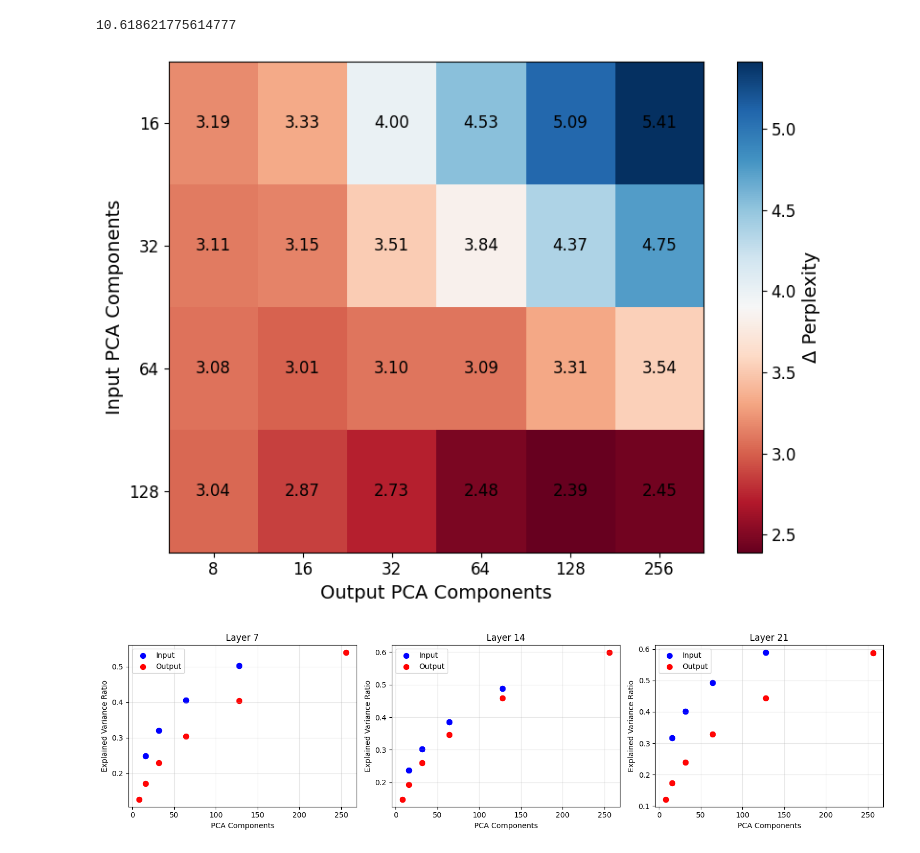
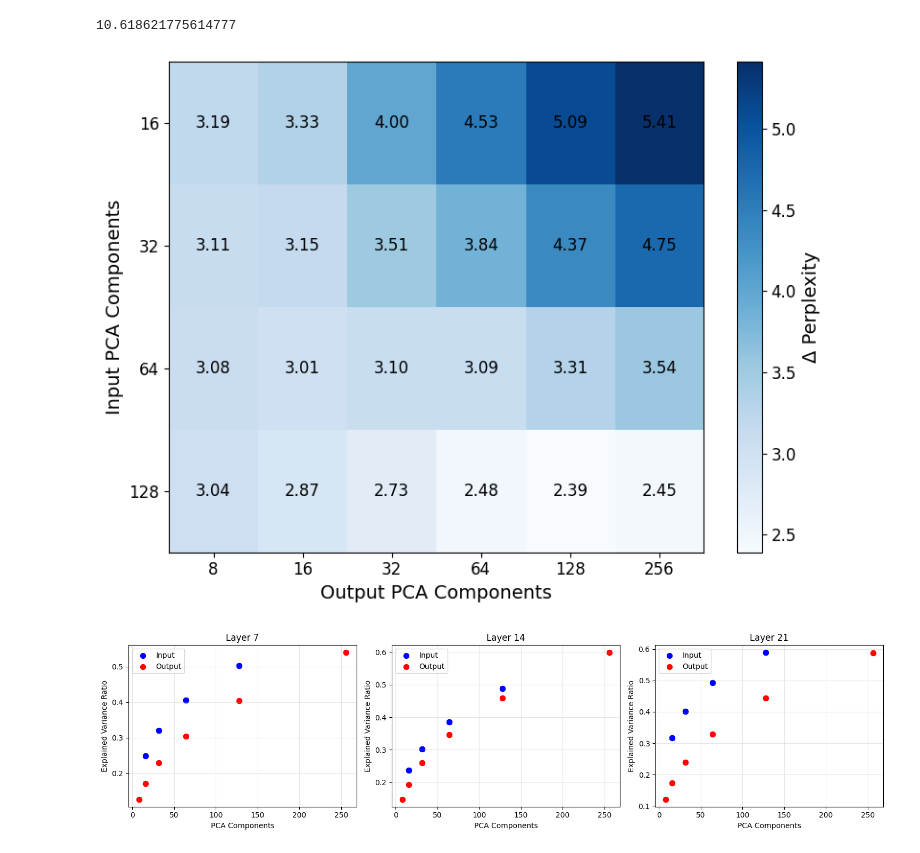
Before and after one commit to astroautomata/LLM_PCA, a Jupyter notebook: analysis.ipynb, the cells around one changed output. Saved outputs shown, nothing was run; the diff lists cells and outputs as text; code cells hidden in the pictures.

Commit message:
change colour of plot

```diff
--- a/analysis.ipynb
+++ b/analysis.ipynb
@@ -46,25 +46,25 @@ plt.rcParams.update({
 # %%
 fig, ax = plt.subplots(figsize=(8, 6))
 
-im = ax.imshow(perplexity_diff, aspect='auto', cmap = 'RdBu')
+im = ax.imshow(perplexity_diff, aspect='auto', cmap = 'Blues')
 ax.set_xticks(range(len(O_values)))
 ax.set_yticks(range(len(I_values)))
 ax.set_xticklabels(O_values)
 ax.set_yticklabels(I_values)
 ax.set_xlabel('Output PCA Components')
 ax.set_ylabel('Input PCA Components')
 # ax.set_title('Perplexity Difference on Validation (Intervened - Baseline)')
 for i in range(len(I_values)):
     for j in range(len(O_values)):
         if not np.isnan(perplexity_diff[i, j]):
             text = ax.text(j, i, f'{perplexity_diff[i, j]:.2f}',
                            ha='center', va='center', color='black')
 plt.colorbar(im, ax=ax, label='Δ Perplexity')
 plt.tight_layout()
 plt.savefig('figures/pca_results.png', dpi = 300)
 plt.show()
 # %% [output]
-[figure, old version]
+[figure, new version]
 # %%
 fig, axes = plt.subplots(1, 3, figsize=(15, 4))
 layers = [7, 14, 21]
```
Also changed, not shown: 1 other file.
